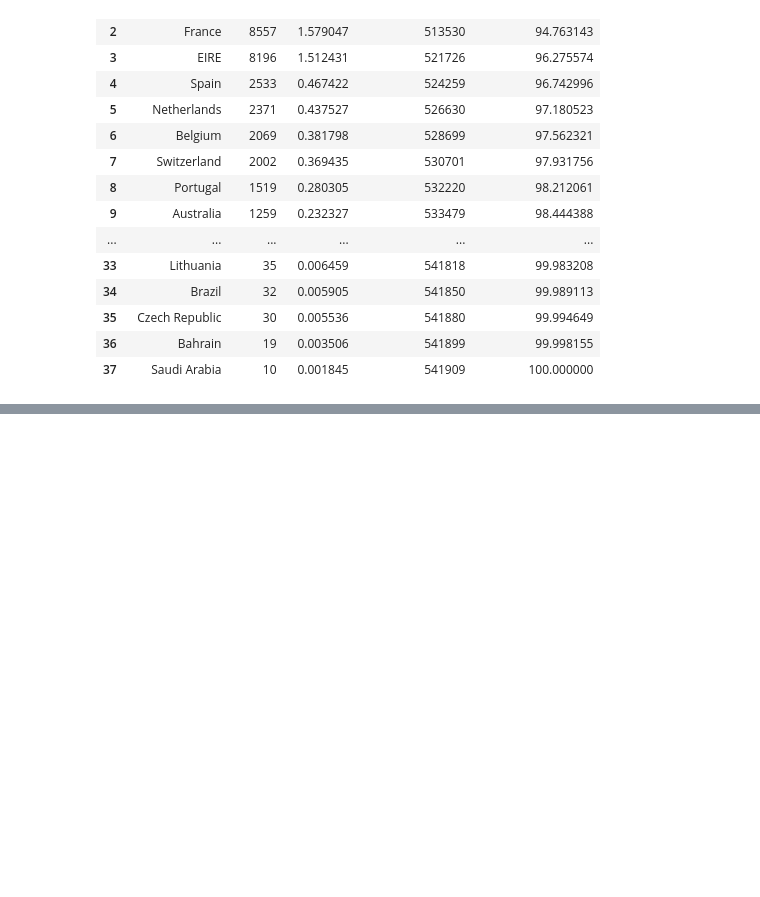
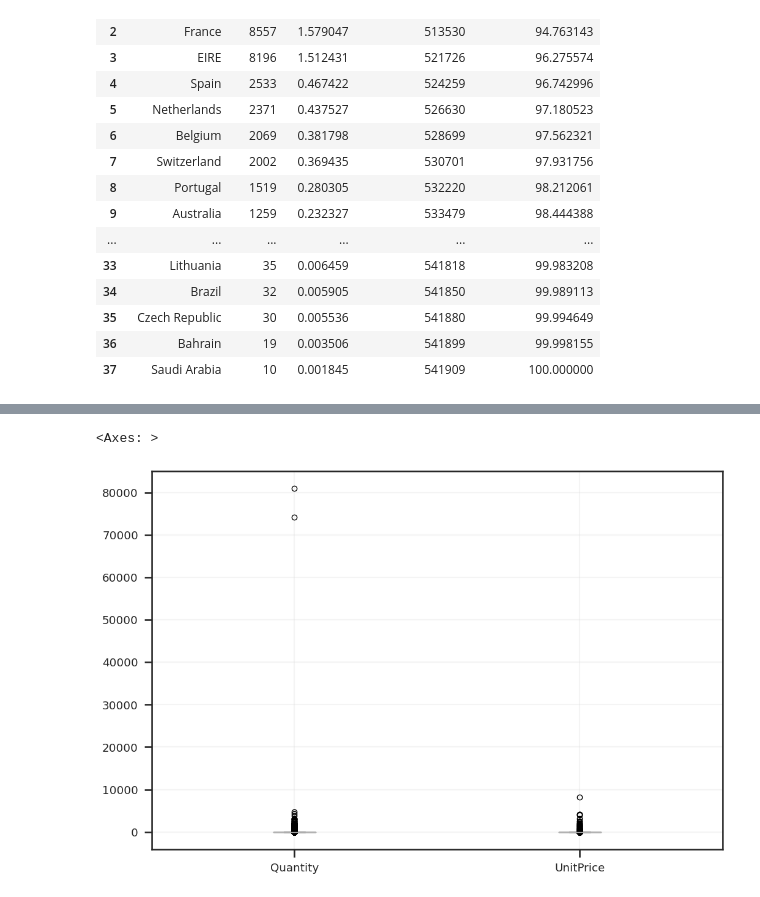
Before and after one commit to PabloLBandeira/biblioteca-Pandas, a Jupyter notebook: clustering_case_playground.ipynb, the cells around one changed output, grey strips where cells are left out. Drawn from its saved outputs; the diff is of its cells as text; code cells hidden in the pictures; blank space fills up the shorter version.

```diff
--- a/clustering_case_playground.ipynb
+++ b/clustering_case_playground.ipynb
@@ -139,0 +218,7 @@ df.head()
+# %%
+df = df.copy()
+# %%
+df['InvoiceDate'] = pd.to_datetime(df.InvoiceDate, format= '%m/%d/%Y %H:%M')
+# %%
+df['CustomerID'] = df['CustomerID'].astype(int)
+df['Country'] = df['Country'].astype('category')
@@ -139,0 +250,8 @@ df.head()
+# %%
+below0 = df[['Quantity','UnitPrice']].le(0).any(axis=1)
+df = df[~below0].copy()
+# %%
+df[['Quantity', 'UnitPrice']].boxplot()
+# %% [output]
+<Axes: >
+[figure, added]
```
Also changed, not shown: parts of 18 cells of this notebook.
